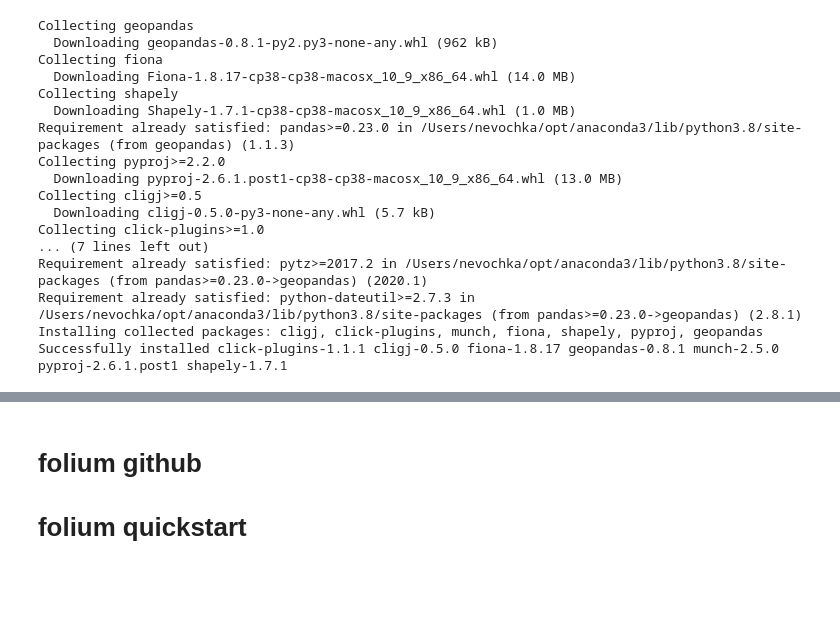
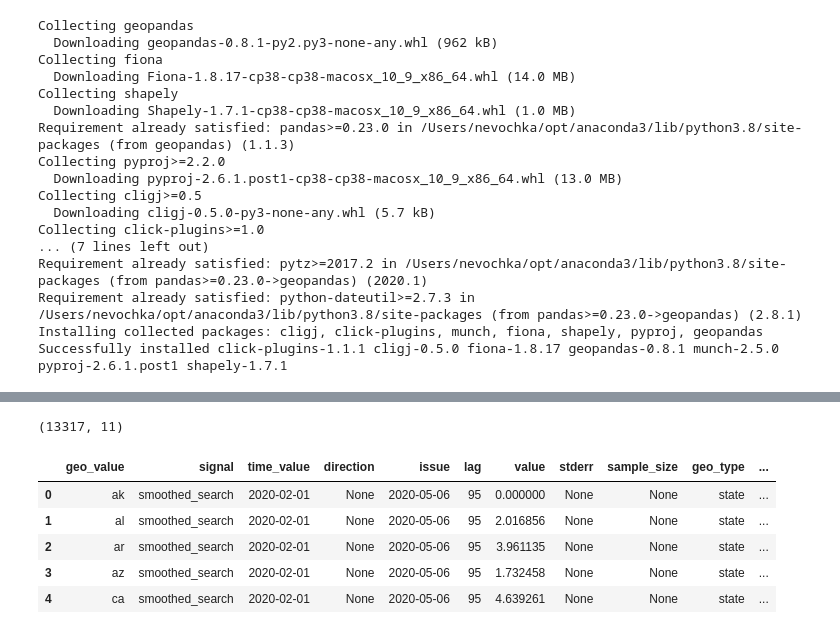
Before and after one commit to ClementGendler/Project5-Team5, a Jupyter notebook: Mapping-HOW-TO.ipynb, the cells around one changed output, grey strips where cells are left out. Saved outputs shown, nothing was run; the diff lists cells and outputs as text; code cells hidden in the pictures; blank space fills up the shorter version.

Commit message:
push google, preds, mapping

```diff
--- a/Mapping-HOW-TO.ipynb
+++ b/Mapping-HOW-TO.ipynb
@@ -51,3 +311,20 @@ m
-# %% [markdown]
-# folium github
-# folium quickstart
+# %%
+from datetime import date
+import covidcast
+
+google = covidcast.signal("ght", "smoothed_search",
+                        date(2020, 2, 1), date(2020, 10, 26),
+                        "state")
+# %%
+google.shape
+# %% [output]
+(13317, 11)
+# %%
+google.head(5)
+# %% [output]
+|  | geo_value | signal | time_value | direction | issue | lag | value | stderr | sample_size | geo_type | ... |
+| 0 | ak | smoothed_search | 2020-02-01 | None | 2020-05-06 | 95 | 0.000000 | None | None | state | ... |
+| 1 | al | smoothed_search | 2020-02-01 | None | 2020-05-06 | 95 | 2.016856 | None | None | state | ... |
+| 2 | ar | smoothed_search | 2020-02-01 | None | 2020-05-06 | 95 | 3.961135 | None | None | state | ... |
+| 3 | az | smoothed_search | 2020-02-01 | None | 2020-05-06 | 95 | 1.732458 | None | None | state | ... |
+| 4 | ca | smoothed_search | 2020-02-01 | None | 2020-05-06 | 95 | 4.639261 | None | None | state | ... |
```
Also changed, not shown: parts of 32 cells of this notebook, 5 other files.
